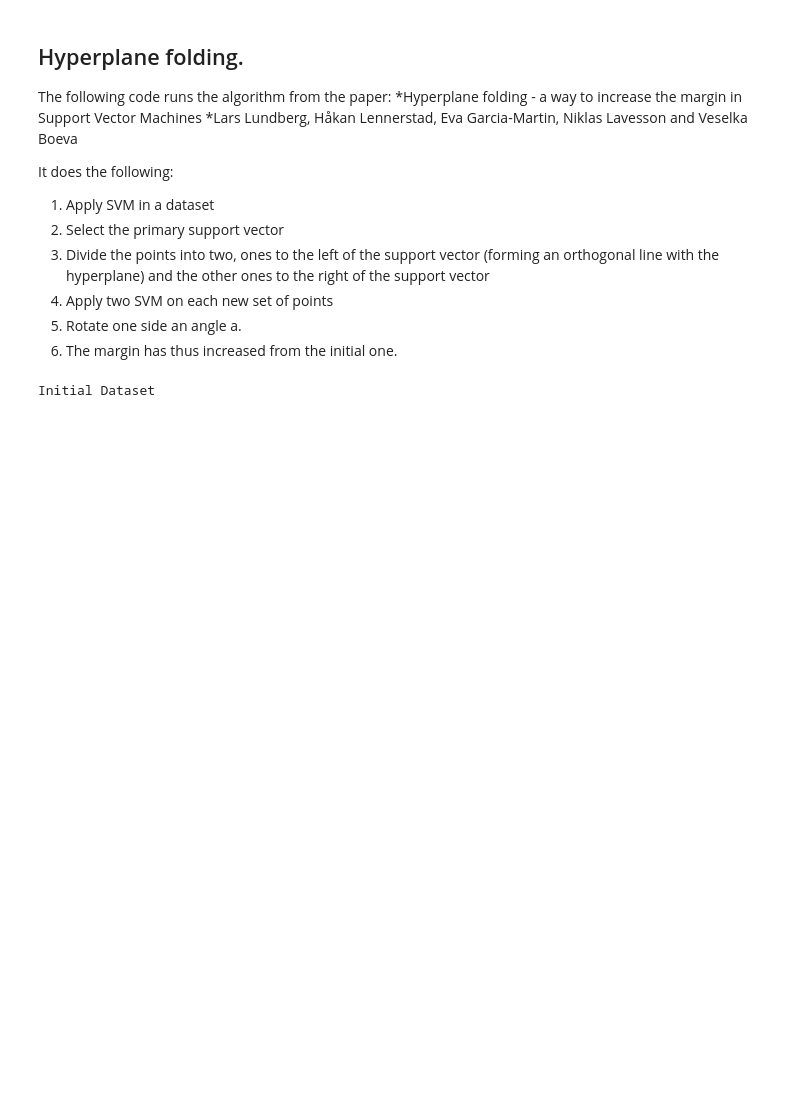
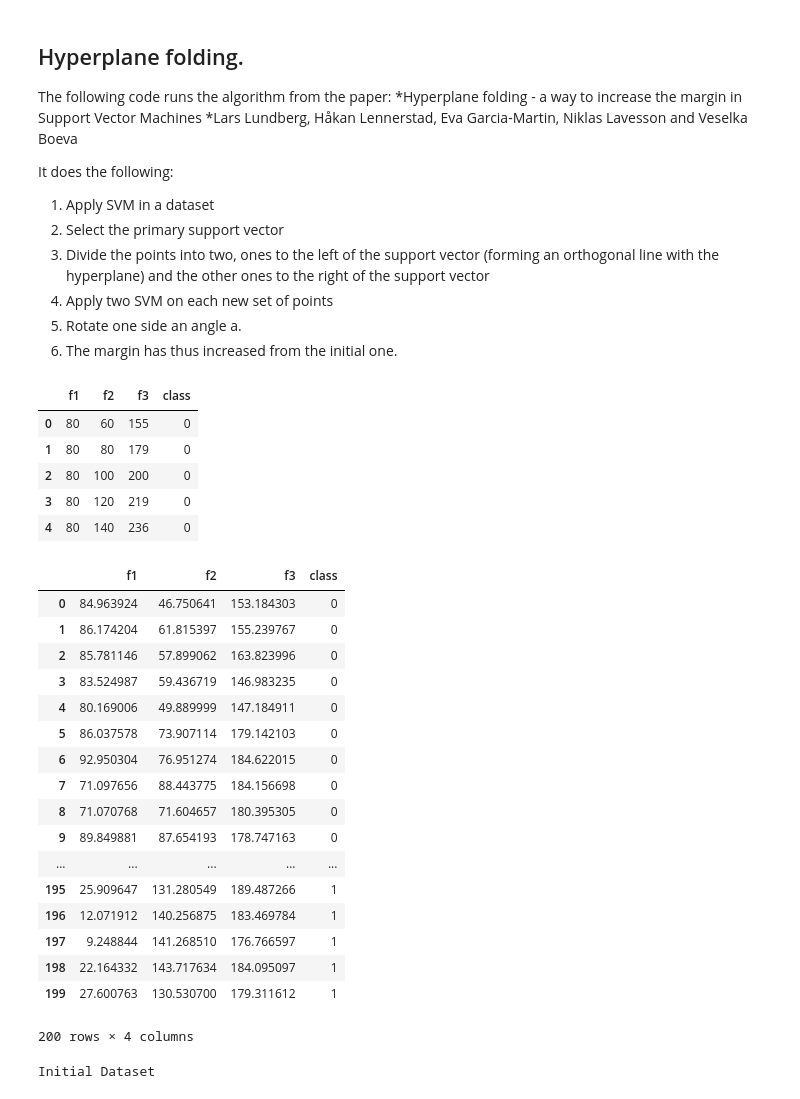
Before and after one commit to egarciamartin/svm_hyperplane_folding, a Jupyter notebook: code/3D/SVM_3D.ipynb, the cells around one changed output. Saved outputs shown, nothing was run; the diff lists cells and outputs as text; code cells hidden in the pictures; blank space fills up the shorter version.

Commit message:
Added test set: test_bmi.csv

```diff
--- a/code/3D/SVM_3D.ipynb
+++ b/code/3D/SVM_3D.ipynb
@@ -719,6 +719,82 @@ def training(dataset, iterations):
         display(dataset_after_folding)
         dataset=dataset_after_folding
         Y = dataset_after_folding['class']
+# %%
+"""
+Generate a test set by taking every point in the training set and for each of these 40 points
+generate 25 new points that are randomly placed in a sphere with radius 15 from the initial point.
+Each new point has the same class as the original point.
+This will give us a test set with 1000 points - 500 "-" points and 500 "+" points.t
+"""
+
+def sample_spherical(center,radius,npoints):
+    n=0
+    xl = []
+    yl = []
+    zl = []
+    while (n<npoints):
+        x = np.random.uniform(-radius, radius)
+        y = np.random.uniform(-radius, radius)
+        z = np.random.uniform(-radius, radius)
+        while (sqrt((x*x)+(y*y)+(z*z)) > radius):
+            x = np.random.uniform(-radius, radius)
+            y = np.random.uniform(-radius, radius)
+            z = np.random.uniform(-radius, radius)
+#         print(n)
+#         print(x,y,z)
+        xl.append(x + center[0])
+        yl.append(y + center[1])
+        zl.append(z + center[2])
+        n+=1
+    return xl,yl,zl
+
+
+radius = 15
+npoints=5
+
+training_set = load_dataset('bmi.csv')
+display(training_set.head())
+test_set = {'f1':[], 'f2': [], 'f3':[], 'class':[]}
+
+for index, row in training_set.iterrows():
+#     print(index)
+    x,y,z = sample_spherical(center=[row['f1'],row['f2'],row['f3']], radius=radius, npoints=npoints)
+    test_set['f1'].extend(x)
+    test_set['f2'].extend(y)
+    test_set['f3'].extend(z)
+    cl = [row['class']]*npoints
+    test_set['class'].extend(cl)
+# print(test_set)
+
+fig, ax = plt.subplots(1, 1, subplot_kw={'projection':'3d', 'aspect':'equal'})
+ax.scatter(test_set['f1'], test_set['f2'], test_set['f3'], s=10, c='r', zorder=10)
+test_set_df = pd.DataFrame.from_dict(test_set)
+display(test_set_df)
+# %% [output]
+|  | f1 | f2 | f3 | class |
+| 0 | 80 | 60 | 155 | 0 |
+| 1 | 80 | 80 | 179 | 0 |
+| 2 | 80 | 100 | 200 | 0 |
+| 3 | 80 | 120 | 219 | 0 |
+| 4 | 80 | 140 | 236 | 0 |
+|  | f1 | f2 | f3 | class |
+| 0 | 84.963924 | 46.750641 | 153.184303 | 0 |
+| 1 | 86.174204 | 61.815397 | 155.239767 | 0 |
+| 2 | 85.781146 | 57.899062 | 163.823996 | 0 |
+| 3 | 83.524987 | 59.436719 | 146.983235 | 0 |
+| 4 | 80.169006 | 49.889999 | 147.184911 | 0 |
+| 5 | 86.037578 | 73.907114 | 179.142103 | 0 |
+| 6 | 92.950304 | 76.951274 | 184.622015 | 0 |
+| 7 | 71.097656 | 88.443775 | 184.156698 | 0 |
+| 8 | 71.070768 | 71.604657 | 180.395305 | 0 |
+| 9 | 89.849881 | 87.654193 | 178.747163 | 0 |
+| ... | ... | ... | ... | ... |
+| 195 | 25.909647 | 131.280549 | 189.487266 | 1 |
+| 196 | 12.071912 | 140.256875 | 183.469784 | 1 |
+| 197 | 9.248844 | 141.268510 | 176.766597 | 1 |
+| 198 | 22.164332 | 143.717634 | 184.095097 | 1 |
+| 199 | 27.600763 | 130.530700 | 179.311612 | 1 |
+200 rows × 4 columns
 # %%
 # Simulation: Testing
 # Need to do the same rotations that we did for training, and keep track of it.
```
Also changed, not shown: parts of 2 cells of this notebook, 1 other file.
